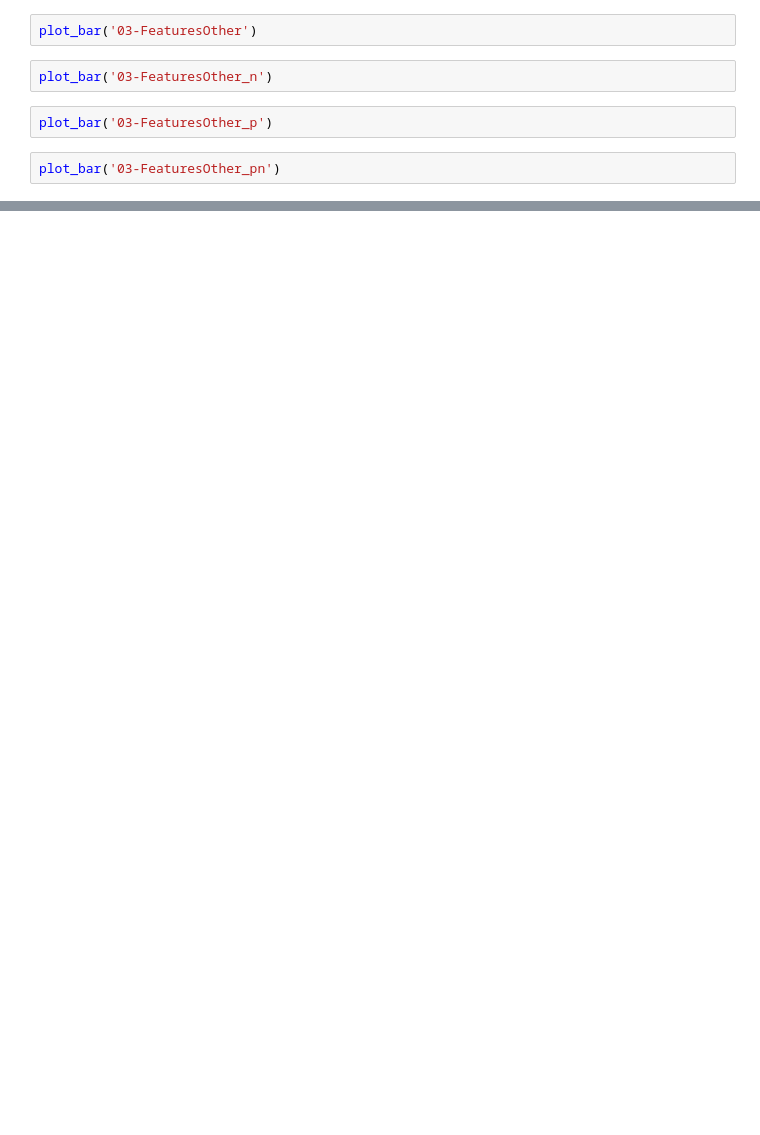
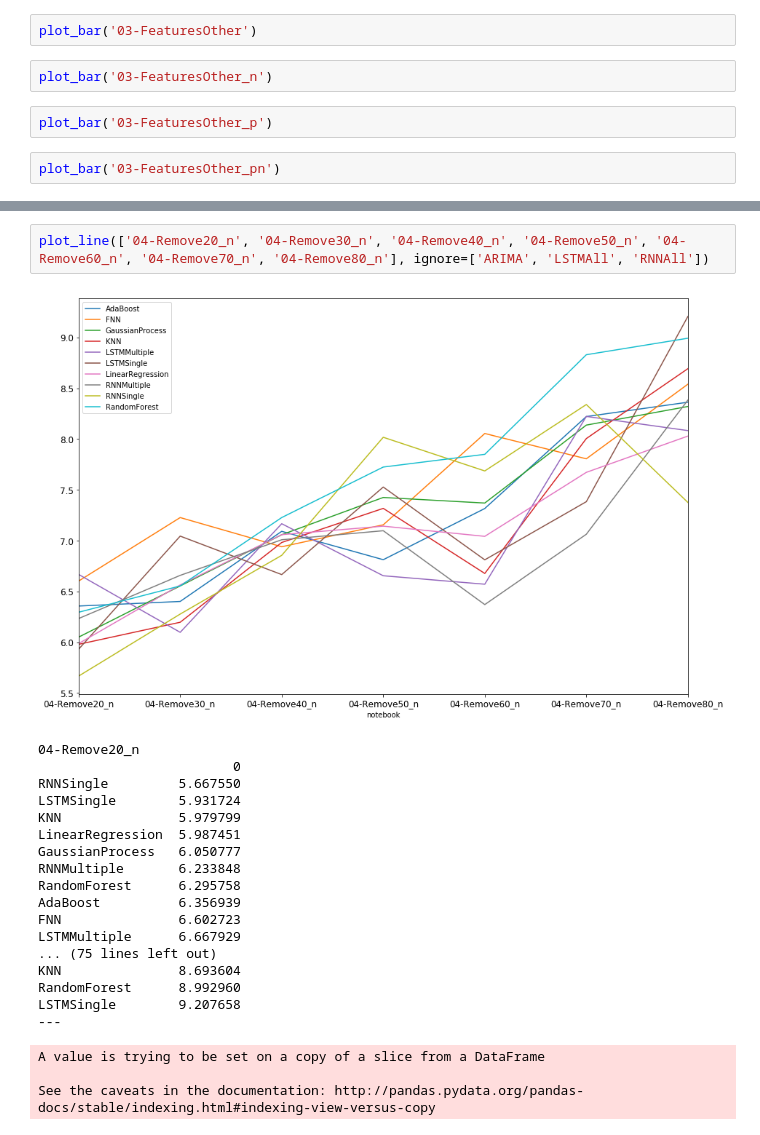
Before and after one commit to fdabek1/irregulartimeseries, a Jupyter notebook: 00-ModelResults.ipynb, the cells around one changed output, grey strips where cells are left out. Cells and saved outputs as stored; diff of their text form; blank space fills up the shorter version.

```diff
--- a/00-ModelResults.ipynb
+++ b/00-ModelResults.ipynb
@@ -221,0 +292,24 @@ plot_bar('03-FeaturesOther_pn')
+# %%
+plot_line(['04-Remove20_n', '04-Remove30_n', '04-Remove40_n', '04-Remove50_n', '04-Remove60_n', '04-Remove70_n', '04-Remove80_n'], ignore=['ARIMA', 'LSTMAll', 'RNNAll'])
+# %% [output]
+[figure, added]
+04-Remove20_n
+                         0
+RNNSingle         5.667550
+LSTMSingle        5.931724
+KNN               5.979799
+LinearRegression  5.987451
+GaussianProcess   6.050777
+RNNMultiple       6.233848
+RandomForest      6.295758
+AdaBoost          6.356939
+FNN               6.602723
+LSTMMultiple      6.667929
+... (75 lines left out)
+KNN               8.693604
+RandomForest      8.992960
+LSTMSingle        9.207658
+---
+A value is trying to be set on a copy of a slice from a DataFrame
+
+See the caveats in the documentation: http://pandas.pydata.org/pandas-docs/stable/indexing.html#indexing-view-versus-copy
```
Also changed, not shown: parts of 4 cells of this notebook.
